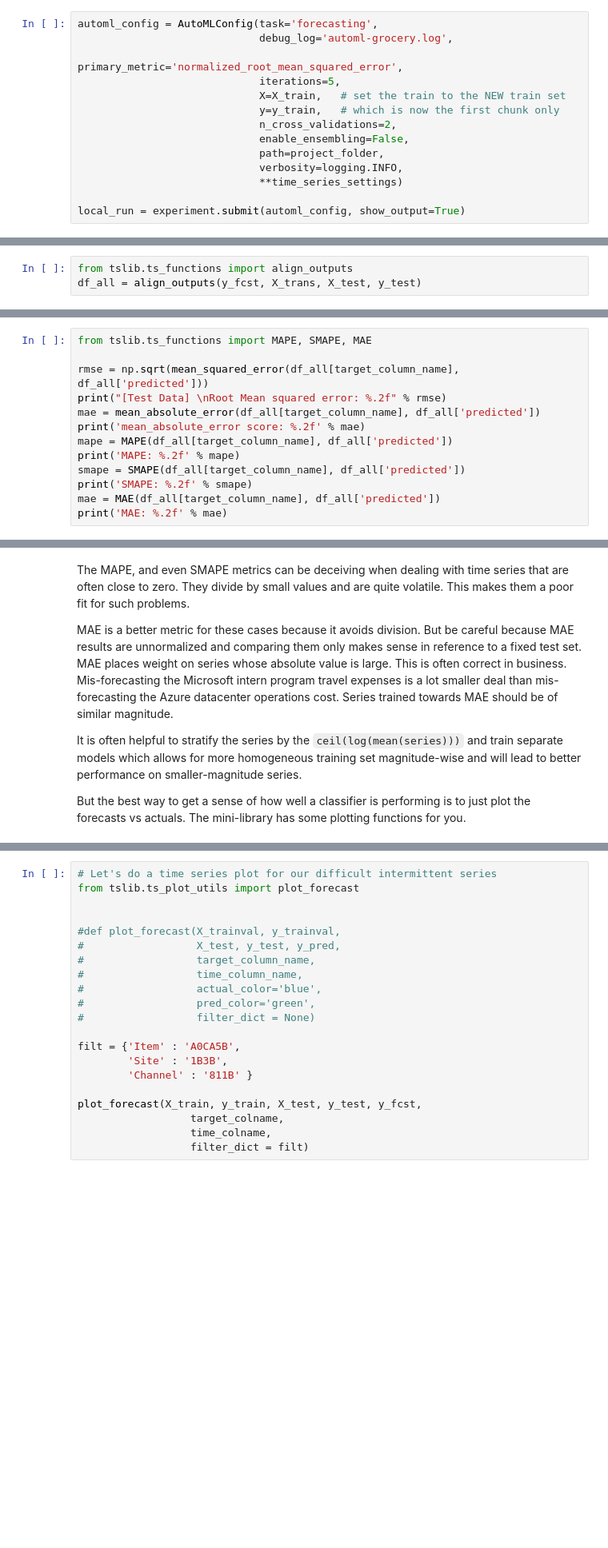
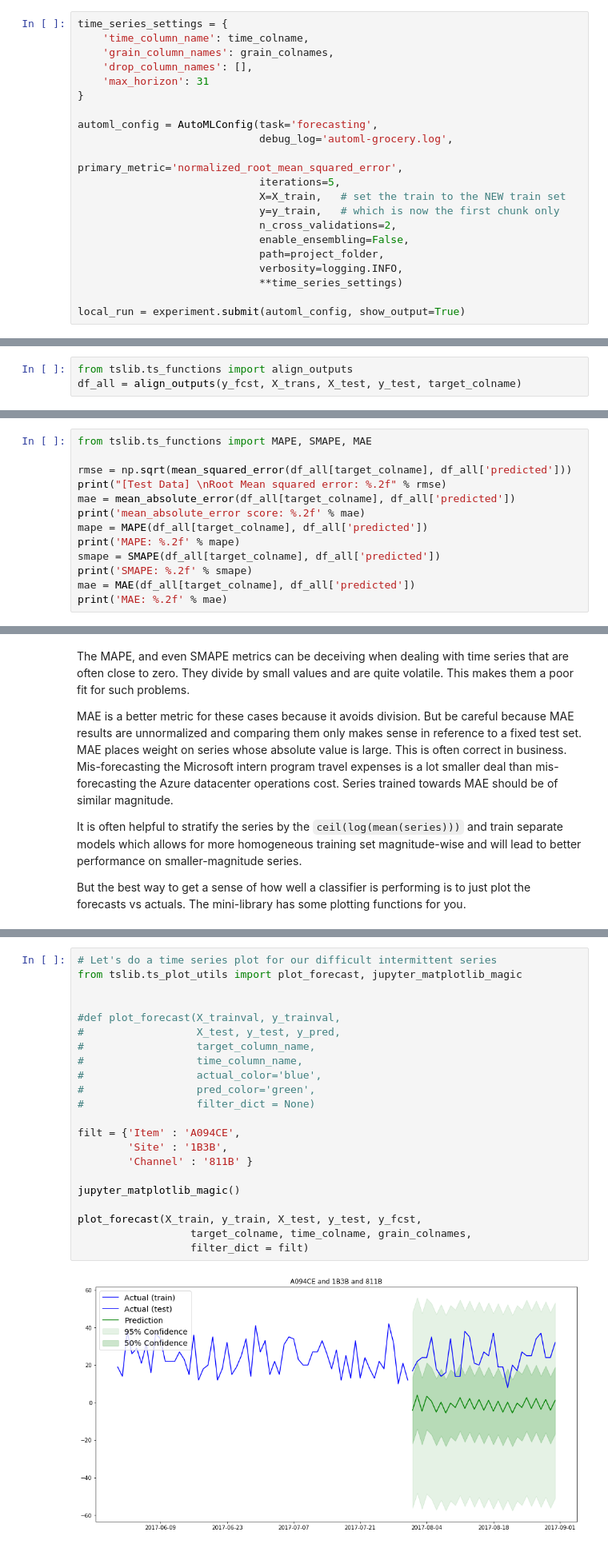
Before and after one commit to singliar/MLADS2019, a Jupyter notebook: GroceryForecast.ipynb, the cells around one changed output, grey strips where cells are left out. Shown: that part at 80% size. Drawn from its saved outputs; the diff is of its cells as text; blank space fills up the shorter version.

```diff
--- a/GroceryForecast.ipynb
+++ b/GroceryForecast.ipynb
@@ -375,6 +411,13 @@ print(y_test.shape)
 # %% [markdown]
 We see that the first chunk has the expected size for the train and test dataset. Let's test whether we messed up the datasets in the process of splitting. Running it through AutoML will run the data checks.
 # %%
+time_series_settings = {
+    'time_column_name': time_colname,
+    'grain_column_names': grain_colnames,
+    'drop_column_names': [],
+    'max_horizon': 31
+}
+
 automl_config = AutoMLConfig(task='forecasting',
                              debug_log='automl-grocery.log',
                              primary_metric='normalized_root_mean_squared_error',
@@ -396,19 +457,19 @@ y_query.fill(np.nan)
 y_fcst, X_trans = fitted_pipeline.forecast(X_test, y_query)
 # %%
 from tslib.ts_functions import align_outputs
-df_all = align_outputs(y_fcst, X_trans, X_test, y_test)
+df_all = align_outputs(y_fcst, X_trans, X_test, y_test, target_colname)
 # %% [markdown]
 That worked! Now that we were able to get a model, let's import the preferred and customary forecasting metrics and see how well we are doing.
 # %%
 from tslib.ts_functions import MAPE, SMAPE, MAE
 
-rmse = np.sqrt(mean_squared_error(df_all[target_column_name], df_all['predicted']))
+rmse = np.sqrt(mean_squared_error(df_all[target_colname], df_all['predicted']))
 print("[Test Data] \nRoot Mean squared error: %.2f" % rmse)
-mae = mean_absolute_error(df_all[target_column_name], df_all['predicted'])
+mae = mean_absolute_error(df_all[target_colname], df_all['predicted'])
 print('mean_absolute_error score: %.2f' % mae)
-mape = MAPE(df_all[target_column_name], df_all['predicted'])
+mape = MAPE(df_all[target_colname], df_all['predicted'])
 print('MAPE: %.2f' % mape)
-smape = SMAPE(df_all[target_column_name], df_all['predicted'])
+smape = SMAPE(df_all[target_colname], df_all['predicted'])
 print('SMAPE: %.2f' % smape)
-mae = MAE(df_all[target_column_name], df_all['predicted'])
+mae = MAE(df_all[target_colname], df_all['predicted'])
 print('MAE: %.2f' % mae)
@@ -423,21 +582,24 @@ But the best way to get a sense of how well a classifier is performing is to jus
 # %%
 # Let's do a time series plot for our difficult intermittent series
-from tslib.ts_plot_utils import plot_forecast
+from tslib.ts_plot_utils import plot_forecast, jupyter_matplotlib_magic
 
 
 #def plot_forecast(X_trainval, y_trainval,
 #                  X_test, y_test, y_pred,
 #                  target_column_name,
 #                  time_column_name,
 #                  actual_color='blue',
 #                  pred_color='green',
 #                  filter_dict = None)
 
-filt = {'Item' : 'A0CA5B',
+filt = {'Item' : 'A094CE',
         'Site' : '1B3B',
         'Channel' : '811B' }
 
+jupyter_matplotlib_magic()
+
 plot_forecast(X_train, y_train, X_test, y_test, y_fcst,
-                  target_colname,
-                  time_colname,
+                  target_colname, time_colname, grain_colnames,
                   filter_dict = filt)
+# %% [output]
+[figure, added]
```
Also changed, not shown: parts of 31 cells of this notebook, 4 other files.
